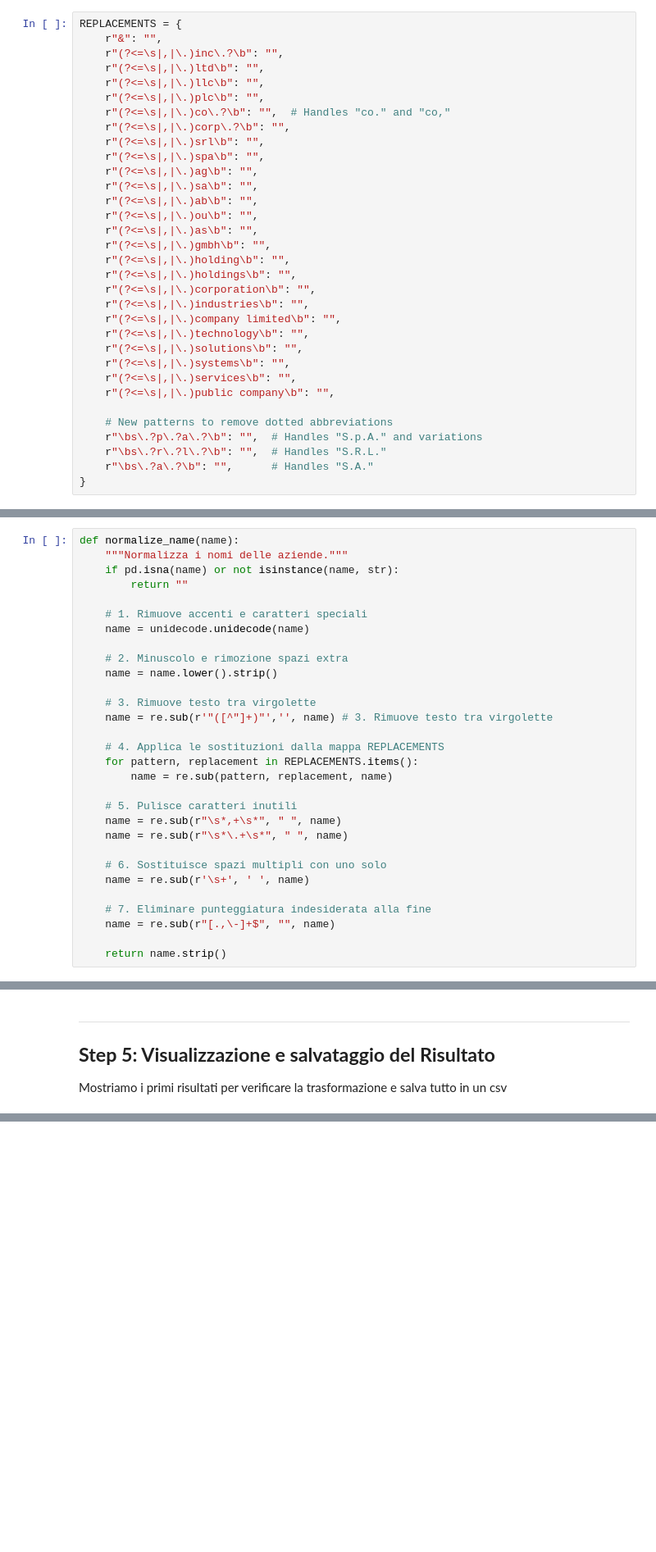
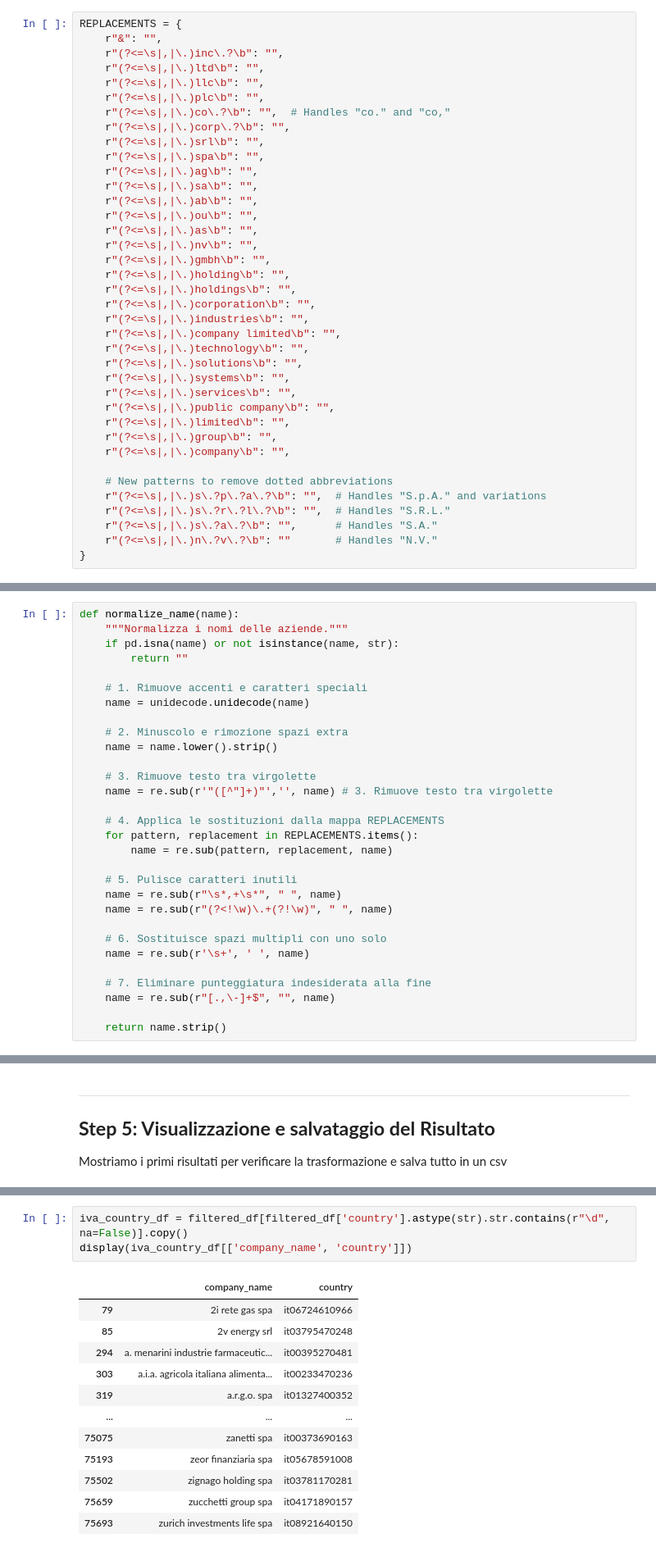
Before and after one commit to MatVitale6/IngegneriaDeiDatiProject, a Jupyter notebook: homework5/record_linkage/normalize_companies.ipynb, the cells around one changed output, grey strips where cells are left out. Shown at 82% size. Saved outputs shown, nothing was run; the diff lists cells and outputs as text; blank space fills up the shorter version.

```diff
--- a/homework5/record_linkage/normalize_companies.ipynb
+++ b/homework5/record_linkage/normalize_companies.ipynb
@@ -38,6 +38,7 @@ REPLACEMENTS = {
     r"(?<=\s|,|\.)ab\b": "",
     r"(?<=\s|,|\.)ou\b": "",
     r"(?<=\s|,|\.)as\b": "",
+    r"(?<=\s|,|\.)nv\b": "",
     r"(?<=\s|,|\.)gmbh\b": "",
     r"(?<=\s|,|\.)holding\b": "",
     r"(?<=\s|,|\.)holdings\b": "",
@@ -49,11 +50,15 @@ REPLACEMENTS = {
     r"(?<=\s|,|\.)systems\b": "",
     r"(?<=\s|,|\.)services\b": "",
     r"(?<=\s|,|\.)public company\b": "",
+    r"(?<=\s|,|\.)limited\b": "",
+    r"(?<=\s|,|\.)group\b": "",
+    r"(?<=\s|,|\.)company\b": "",
 
     # New patterns to remove dotted abbreviations
-    r"\bs\.?p\.?a\.?\b": "",  # Handles "S.p.A." and variations
-    r"\bs\.?r\.?l\.?\b": "",  # Handles "S.R.L."
-    r"\bs\.?a\.?\b": "",      # Handles "S.A."
+    r"(?<=\s|,|\.)s\.?p\.?a\.?\b": "",  # Handles "S.p.A." and variations
+    r"(?<=\s|,|\.)s\.?r\.?l\.?\b": "",  # Handles "S.R.L."
+    r"(?<=\s|,|\.)s\.?a\.?\b": "",      # Handles "S.A."
+    r"(?<=\s|,|\.)n\.?v\.?\b": ""       # Handles "N.V."
 }
 # %% [markdown]
 ---
@@ -87,7 +92,7 @@ def normalize_name(name):
 
     # 5. Pulisce caratteri inutili
     name = re.sub(r"\s*,+\s*", " ", name)
-    name = re.sub(r"\s*\.+\s*", " ", name)
+    name = re.sub(r"(?<!\w)\.+(?!\w)", " ", name)
 
     # 6. Sostituisce spazi multipli con uno solo
     name = re.sub(r'\s+', ' ', name)
@@ -155,0 +176,16 @@ companies_df.to_csv('../aziende_normalizzate.csv', index=False)
+# %%
+iva_country_df = filtered_df[filtered_df['country'].astype(str).str.contains(r"\d", na=False)].copy()
+display(iva_country_df[['company_name', 'country']])
+# %% [output]
+|  | company_name | country |
+| 79 | 2i rete gas spa | it06724610966 |
+| 85 | 2v energy srl | it03795470248 |
+| 294 | a. menarini industrie farmaceutic... | it00395270481 |
+| 303 | a.i.a. agricola italiana alimenta... | it00233470236 |
+| 319 | a.r.g.o. spa | it01327400352 |
+| ... | ... | ... |
+| 75075 | zanetti spa | it00373690163 |
+| 75193 | zeor finanziaria spa | it05678591008 |
+| 75502 | zignago holding spa | it03781170281 |
+| 75659 | zucchetti group spa | it04171890157 |
+| 75693 | zurich investments life spa | it08921640150 |
```
Also changed, not shown: parts of 44 cells of this notebook, 5 other files.
